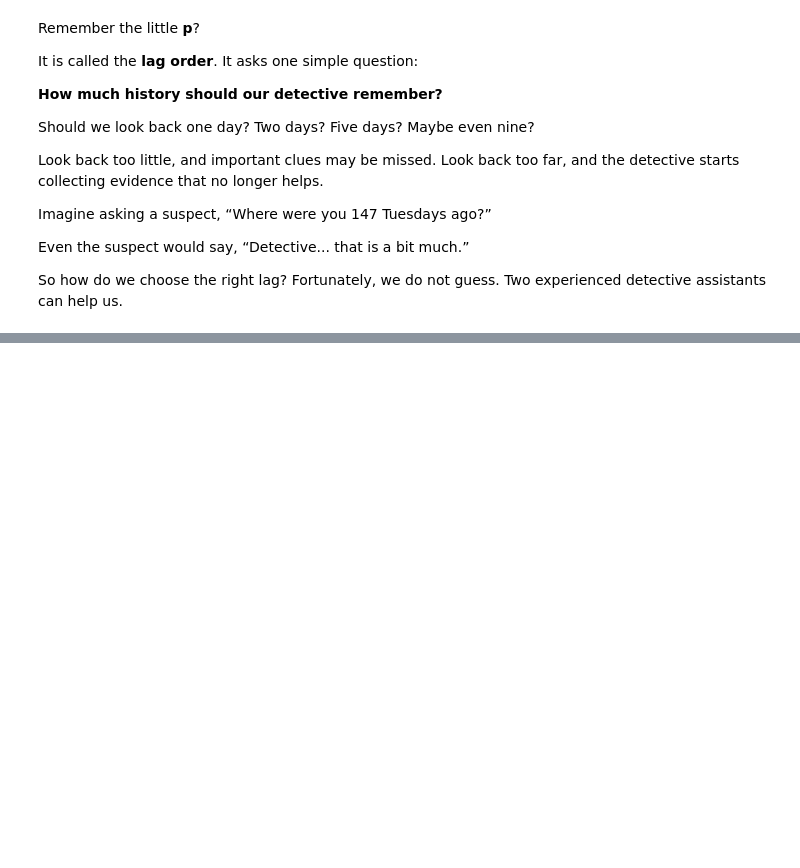
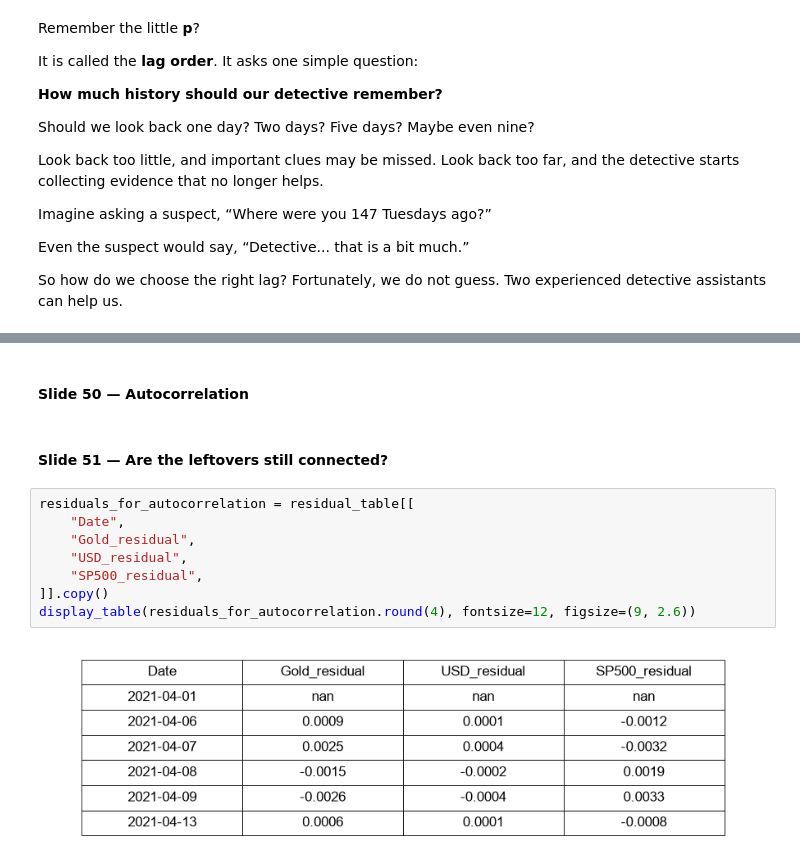
Before and after one commit to Bloodphilic/AlgoStalk, a Jupyter notebook: course/TimeSeries/VAR/code/VAR_Concepts_Investigation.ipynb, the cells around one changed output, grey strips where cells are left out. Cells and saved outputs as stored; diff of their text form; blank space fills up the shorter version.

```diff
--- a/course/TimeSeries/VAR/code/VAR_Concepts_Investigation.ipynb
+++ b/course/TimeSeries/VAR/code/VAR_Concepts_Investigation.ipynb
@@ -1186,0 +1308,14 @@ So how do we choose the right lag? Fortunately, we do not guess. Two experienced
+# %% [markdown]
+#### Slide 50 — Autocorrelation
+# %% [markdown]
+#### Slide 51 — Are the leftovers still connected?
+# %%
+residuals_for_autocorrelation = residual_table[[
+    "Date",
+    "Gold_residual",
+    "USD_residual",
+    "SP500_residual",
+]].copy()
+display_table(residuals_for_autocorrelation.round(4), fontsize=12, figsize=(9, 2.6))
+# %% [output]
+[figure, added]
```
Also changed, not shown: parts of 13 cells of this notebook, 3 other files.
